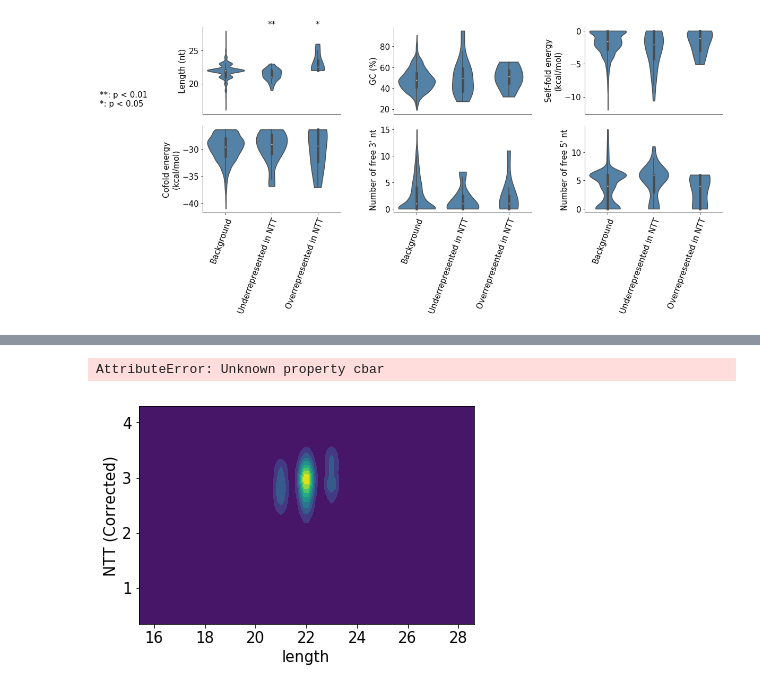
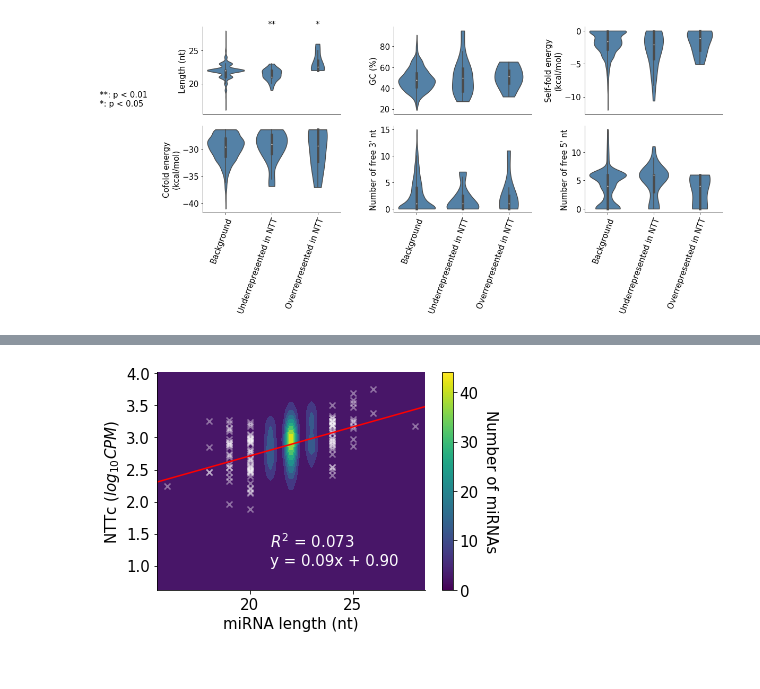
Before and after one commit to wckdouglas/tgirt_smRNA, a Jupyter notebook: scripts/mirExplore_bias_rf.ipynb, the cells around one changed output, grey strips where cells are left out. Saved outputs shown, nothing was run; the diff lists cells and outputs as text; code cells hidden in the pictures.

```diff
--- a/scripts/mirExplore_bias_rf.ipynb
+++ b/scripts/mirExplore_bias_rf.ipynb
@@ -1013,33 +1013,37 @@ labeled_fold_df.groupby('label').count()
 | Overrepresented in NTT | 8 | 8 | 8 | 8 | 8 | 8 | 8 | 8 | 8 | ... |
 | Underrepresented in NTT | 27 | 27 | 27 | 27 | 27 | 27 | 27 | 27 | 27 | ... |
 # %%
+from matplotlib.colors import LogNorm
+
 fig = plt.figure()
 ax = fig.add_subplot(111)
 x = labeled_fold_df['length']
 y = labeled_fold_df['NTT (Corrected)']
-p = sns.kdeplot(x, y,cmap = 'viridis', shade = True)
+p = ax.hist2d(x, y,cmap = 'viridis', bins = 60)
+cbar = plt.colorbar(p[3])
+sns.kdeplot(x, y, cmap = 'viridis', ax = ax, shade=True)
+cbar.ax.set_ylabel('Number of miRNAs', rotation=270, va='bottom')
 lm = LinearRegression()
 lm.fit(x.values.reshape(-1,1),y)
 xs = np.linspace(x.min()-2, x.max()+2, 10)
-p = ax.plot(xs, xs * lm.coef_ + lm.intercept_,
-            color = 'red',
-           cbar=True)
+ax.plot(xs, xs * lm.coef_ + lm.intercept_,
+            color = 'red')
 ax.set_xlim(x.min()-0.5, x.max()+0.5)
 
 condition = (x >= 24) | (x <= 20)
 #condition = labeled_fold_df.label != 'Background'
 ax.scatter(x[condition], y[condition],
            color = 'white', marker = 'x',
           alpha = 0.4)
 r2 = r2_score(y, lm.predict(x.values.reshape(-1,1)))
 
 text = '$R^2$ = %.3f' %r2
 text += '\ny = %.2fx + %.2f' %(lm.coef_, lm.intercept_)
-ax.text(23,1, text, fontsize=15, color = 'white')
+ax.text(21,1, text, fontsize=15, color = 'white')
 ax.set_xlabel('miRNA length (nt)')
 ax.set_ylabel('NTTc ($log_{10}CPM$)')
+sns.despine()
 fig.savefig('../figures/miRNA_size.eps', bbox_inches='tight')
 fig.savefig('../figures/miRNA_size.png', bbox_inches='tight')
 # %% [output]
-AttributeError: Unknown property cbar
-[figure, old version]
+[figure, new version]
```
Also changed, not shown: 2 other files.
